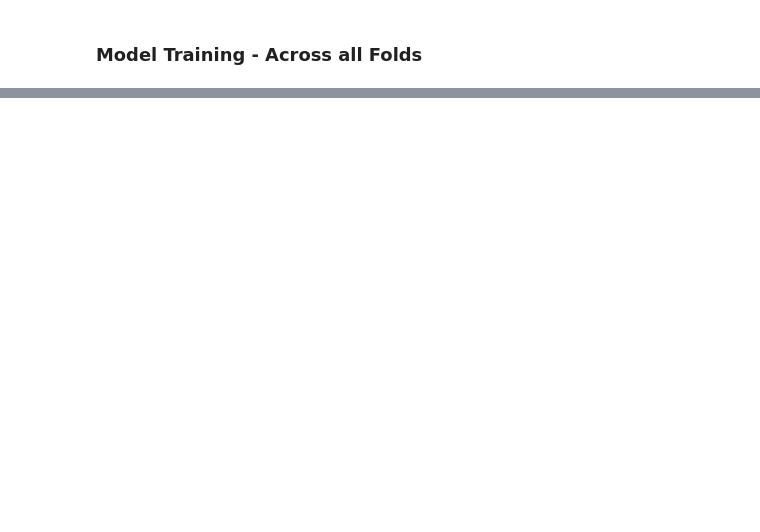
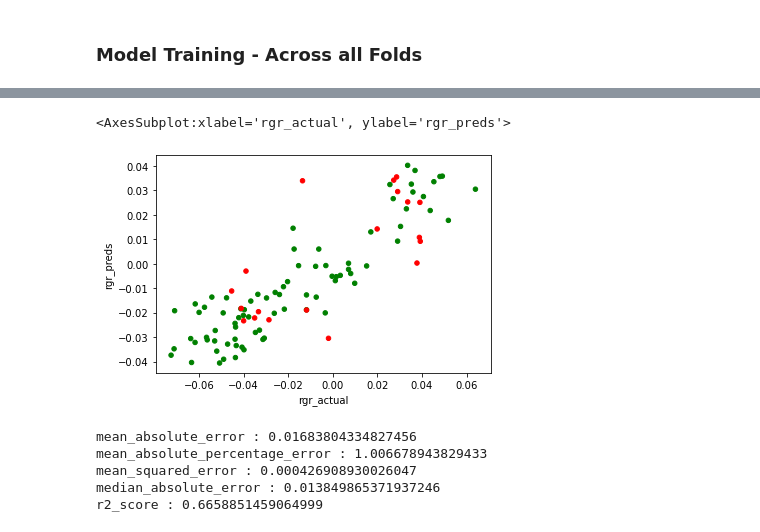
Before and after one commit to Takfes/fun-crypto-app, a Jupyter notebook: notebooks/exploration.ipynb, the cells around one changed output, grey strips where cells are left out. Saved outputs shown, nothing was run; the diff lists cells and outputs as text; code cells hidden in the pictures; blank space fills up the shorter version.

```diff
--- a/notebooks/exploration.ipynb
+++ b/notebooks/exploration.ipynb
@@ -952,0 +976,22 @@ skplt.metrics.plot_calibration_curve(res.actual, [[x[0] for x in y_probs_list]])
+# %%
+# res.assign(color = lambda x : x.clf_actual.map({
+#     'steady':'black','down':'red','up':'blue'
+# })).plot.scatter(x='rgr_actual',y='rgr_preds',c='color')
+
+res.assign(color = lambda x : np.where(x.clf_actual==x.clf_preds,'green','red')).\
+    plot.scatter(x='rgr_actual',y='rgr_preds',c='color')
+# %% [output]
+<AxesSubplot:xlabel='rgr_actual', ylabel='rgr_preds'>
+[figure, added]
+# %%
+print(f'mean_absolute_error : {mean_absolute_error(res.rgr_actual,res.rgr_preds)}')
+print(f'mean_absolute_percentage_error : {mean_absolute_percentage_error(res.rgr_actual,res.rgr_preds):}')
+print(f'mean_squared_error : {mean_squared_error(res.rgr_actual,res.rgr_preds)}')
+print(f'median_absolute_error : {median_absolute_error(res.rgr_actual,res.rgr_preds)}')
+print(f'r2_score : {r2_score(res.rgr_actual,res.rgr_preds)}')
+# %% [output]
+mean_absolute_error : 0.01683804334827456
+mean_absolute_percentage_error : 1.006678943829433
+mean_squared_error : 0.000426908930026047
+median_absolute_error : 0.013849865371937246
+r2_score : 0.6658851459064999
```
Also changed, not shown: parts of 82 cells of this notebook.
